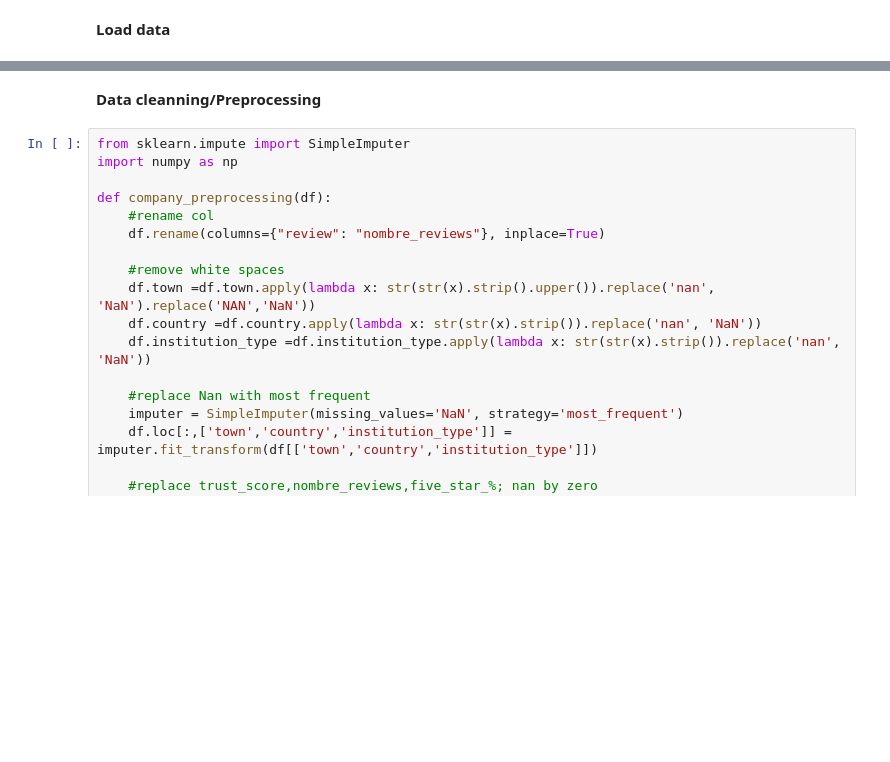
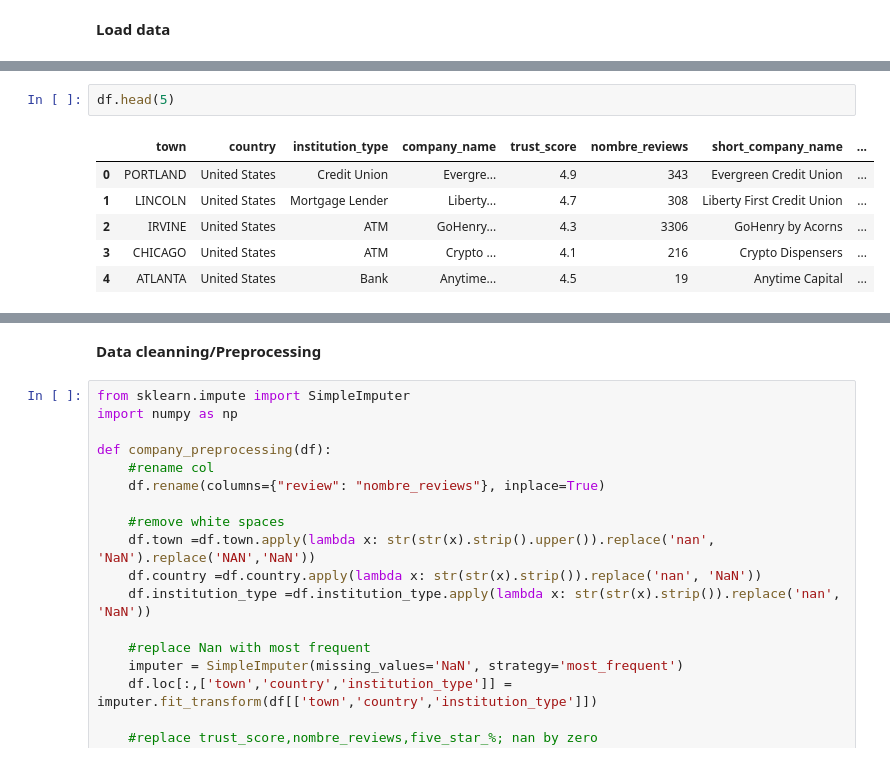
Before and after one commit to lemetice/de_satisfaction_client, a Jupyter notebook: notebook/viz.ipynb, the cells around one changed output, grey strips where cells are left out. Drawn from its saved outputs; the diff is of its cells as text; blank space fills up the shorter version.

```diff
--- a/notebook/viz.ipynb
+++ b/notebook/viz.ipynb
@@ -38,0 +82,9 @@ from sklearn.feature_extraction.text import CountVectorizer
+# %%
+df.head(5)
+# %% [output]
+|  | town | country | institution_type | company_name | trust_score | nombre_reviews | short_company_name | ... |
+| 0 | PORTLAND | United States | Credit Union | Evergre... | 4.9 | 343 | Evergreen Credit Union | ... |
+| 1 | LINCOLN | United States | Mortgage Lender | Liberty... | 4.7 | 308 | Liberty First Credit Union | ... |
+| 2 | IRVINE | United States | ATM | GoHenry... | 4.3 | 3306 | GoHenry by Acorns | ... |
+| 3 | CHICAGO | United States | ATM | Crypto ... | 4.1 | 216 | Crypto Dispensers | ... |
+| 4 | ATLANTA | United States | Bank | Anytime... | 4.5 | 19 | Anytime Capital | ... |
```
Also changed, not shown: parts of 21 cells of this notebook, 9 other files.
